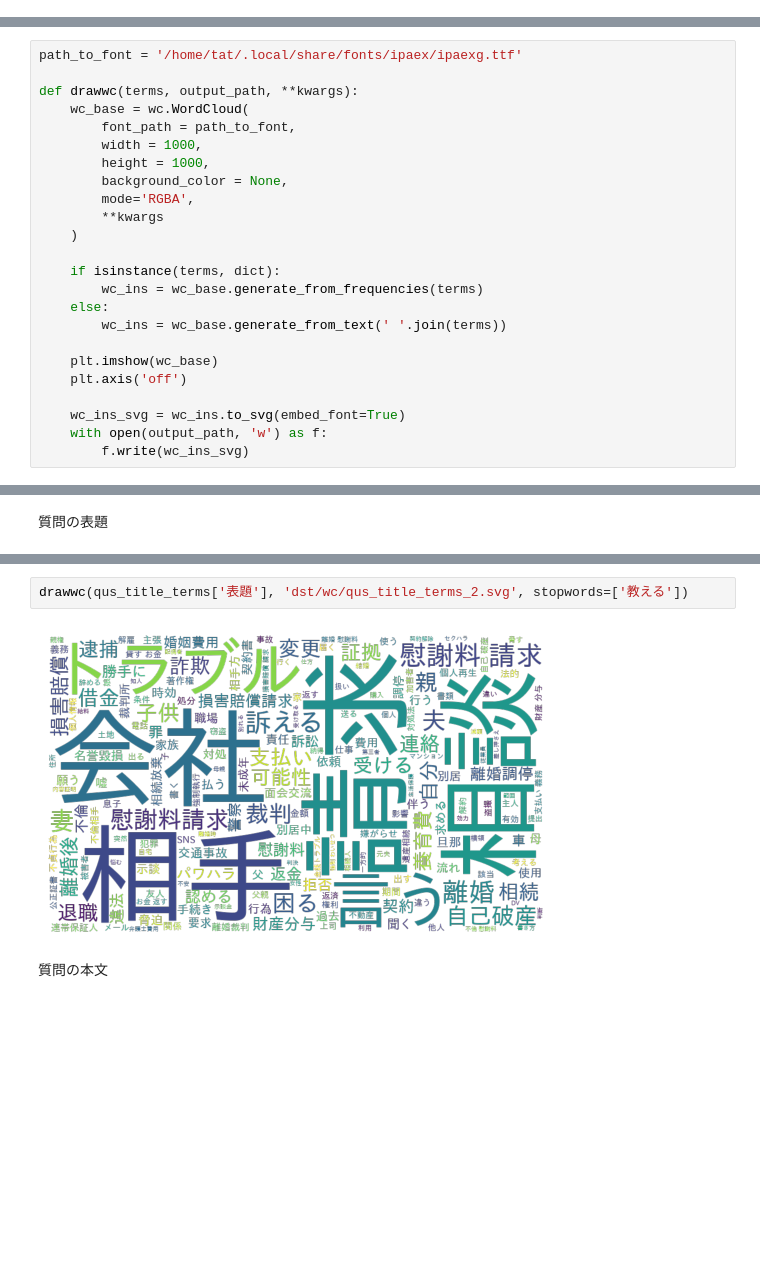
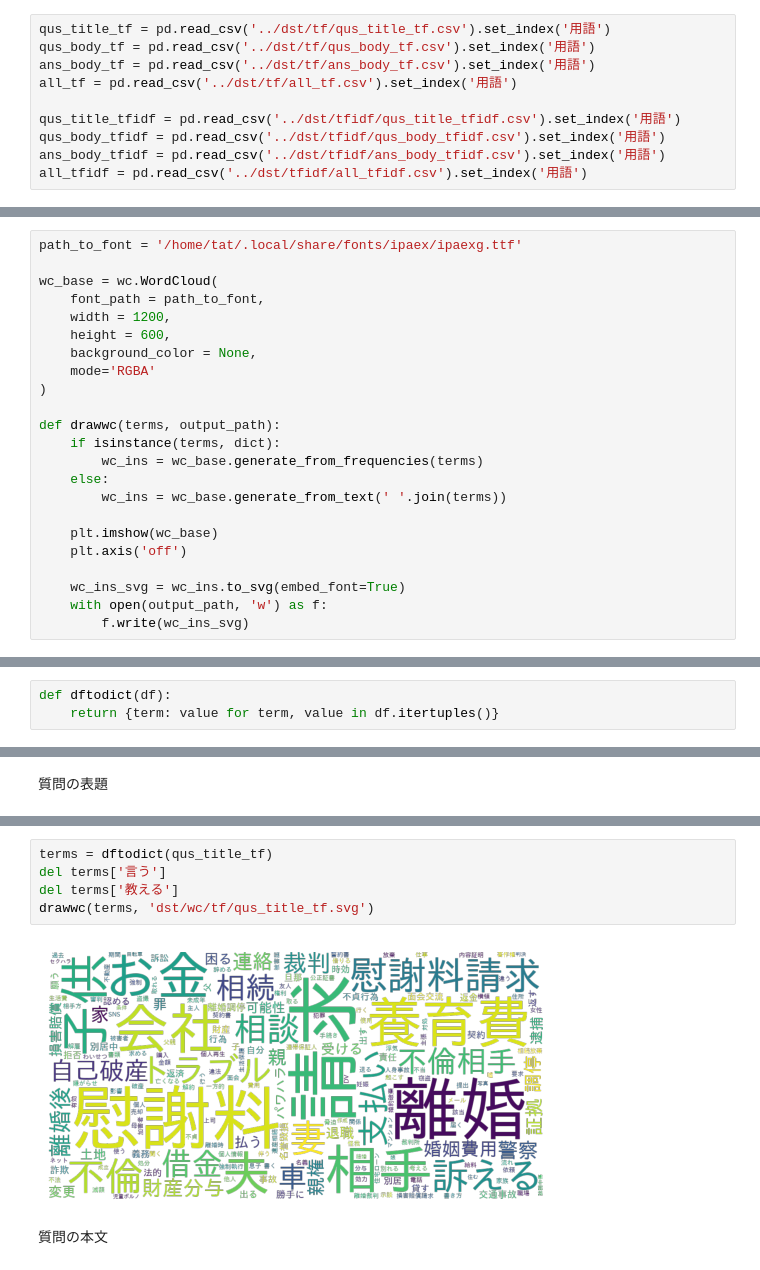
Before and after one commit to HotariTobu/Analysis-bengo4.com, a Jupyter notebook: wc/wc.ipynb, the cells around one changed output, grey strips where cells are left out. Drawn from its saved outputs; the diff is of its cells as text; blank space fills up the shorter version.

```diff
--- a/wc/wc.ipynb
+++ b/wc/wc.ipynb
@@ -17,0 +16,10 @@ ans_body_terms = pd.read_csv('../src_ex/ans_body_terms.csv')
+# %%
+qus_title_tf = pd.read_csv('../dst/tf/qus_title_tf.csv').set_index('用語')
+qus_body_tf = pd.read_csv('../dst/tf/qus_body_tf.csv').set_index('用語')
+ans_body_tf = pd.read_csv('../dst/tf/ans_body_tf.csv').set_index('用語')
+all_tf = pd.read_csv('../dst/tf/all_tf.csv').set_index('用語')
+
+qus_title_tfidf = pd.read_csv('../dst/tfidf/qus_title_tfidf.csv').set_index('用語')
+qus_body_tfidf = pd.read_csv('../dst/tfidf/qus_body_tfidf.csv').set_index('用語')
+ans_body_tfidf = pd.read_csv('../dst/tfidf/ans_body_tfidf.csv').set_index('用語')
+all_tfidf = pd.read_csv('../dst/tfidf/all_tfidf.csv').set_index('用語')
@@ -20,16 +38,15 @@ ans_body_terms = pd.read_csv('../src_ex/ans_body_terms.csv')
 # %%
 path_to_font = '/home/tat/.local/share/fonts/ipaex/ipaexg.ttf'
 
-def drawwc(terms, output_path, **kwargs):
-    wc_base = wc.WordCloud(
-        font_path = path_to_font,
-        width = 1000,
-        height = 1000,
-        background_color = None,
-        mode='RGBA',
-        **kwargs
-    )
+wc_base = wc.WordCloud(
+    font_path = path_to_font,
+    width = 1200,
+    height = 600,
+    background_color = None,
+    mode='RGBA'
+)
 
+def drawwc(terms, output_path):
     if isinstance(terms, dict):
         wc_ins = wc_base.generate_from_frequencies(terms)
     else:
@@ -94,2 +61,5 @@ ans_body_terms
+# %%
+def dftodict(df):
+    return {term: value for term, value in df.itertuples()}
 # %% [markdown]
 ## 文章の種類ごと
@@ -102,6 +70,9 @@ drawwc(qus_title_terms['表題'], 'dst/wc/qus_title_terms.svg')
-# %%
-drawwc(qus_title_terms['表題'], 'dst/wc/qus_title_terms_2.svg', stopwords=['教える'])
-# %% [output]
-[figure, removed]
+# %%
+terms = dftodict(qus_title_tf)
+del terms['言う']
+del terms['教える']
+drawwc(terms, 'dst/wc/tf/qus_title_tf.svg')
+# %% [output]
+[figure, added]
 # %% [markdown]
 質問の本文
```
Also changed, not shown: parts of 29 cells of this notebook.
